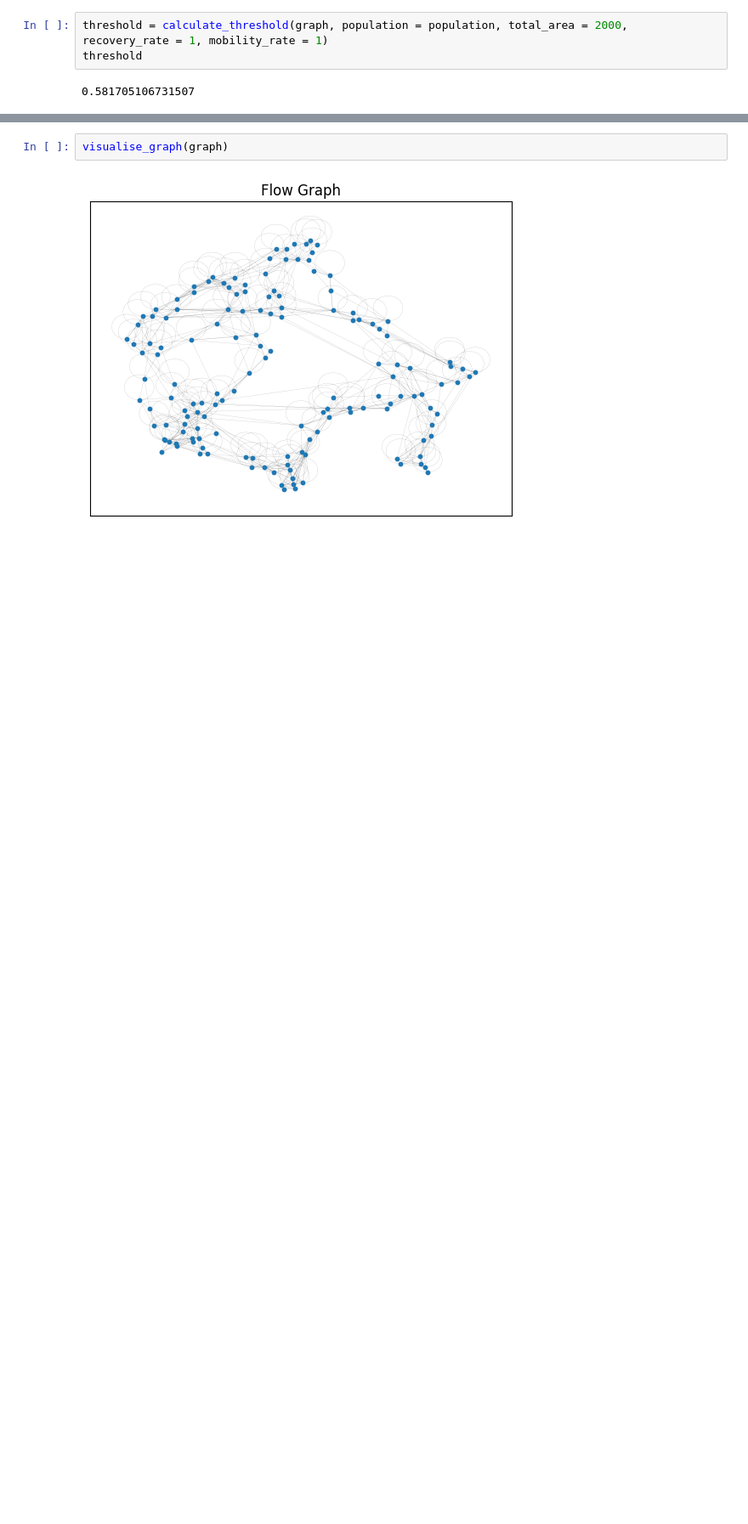
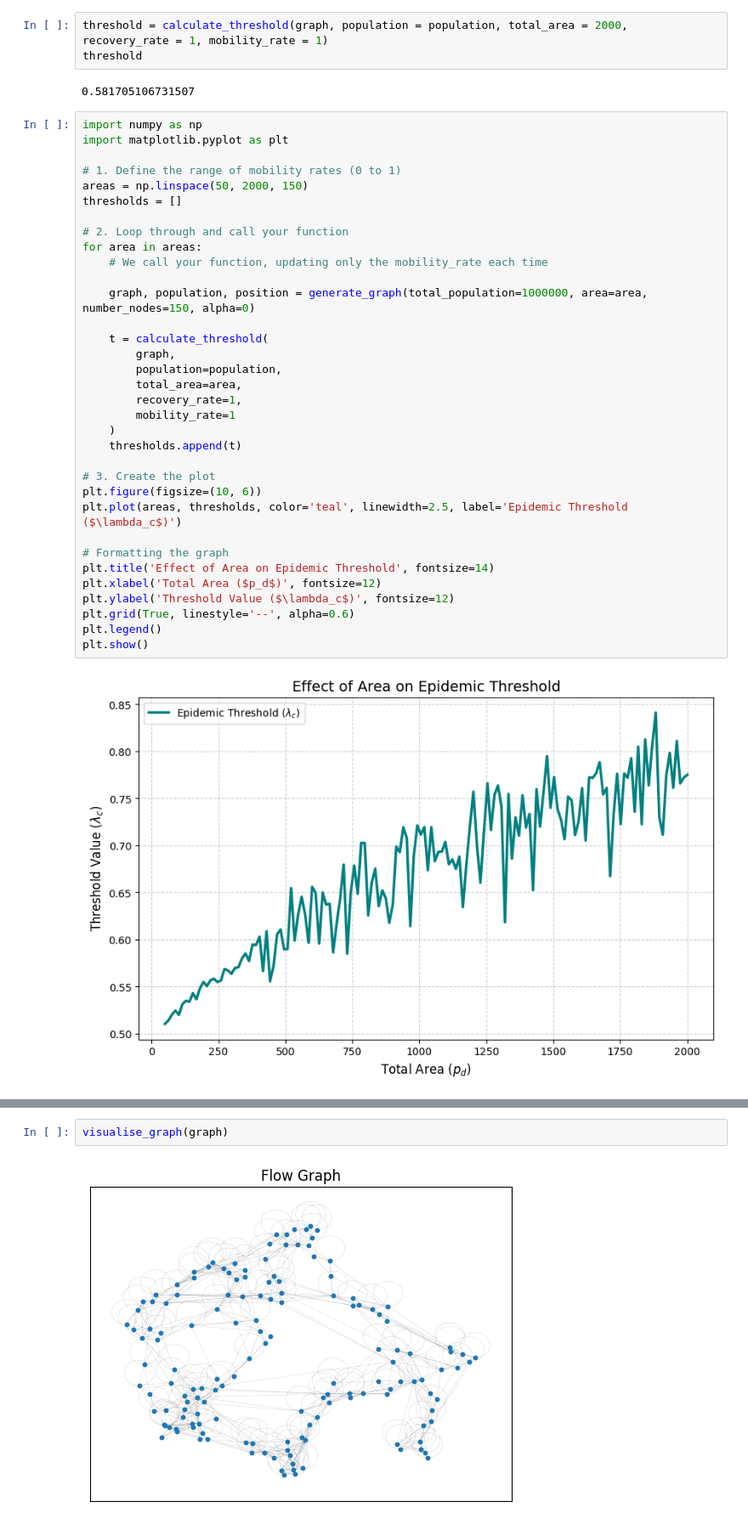
Before and after one commit to epnck/thesis, a Jupyter notebook: data generation/datagenpipeline.ipynb, the cells around one changed output, grey strips where cells are left out. Shown at 85% size. Drawn from its saved outputs; the diff is of its cells as text; blank space fills up the shorter version.

Commit message:
graphs for thresholds

```diff
--- a/data generation/datagenpipeline.ipynb
+++ b/data generation/datagenpipeline.ipynb
@@ -267,6 +267,42 @@ threshold = calculate_threshold(graph, population = population, total_area = 200
 threshold
 # %% [output]
 0.581705106731507
+# %%
+import numpy as np
+import matplotlib.pyplot as plt
+
+# 1. Define the range of mobility rates (0 to 1)
+areas = np.linspace(50, 2000, 150)
+thresholds = []
+
+# 2. Loop through and call your function
+for area in areas:
+    # We call your function, updating only the mobility_rate each time
+
+    graph, population, position = generate_graph(total_population=1000000, area=area, number_nodes=150, alpha=0)
+
+    t = calculate_threshold(
+        graph,
+        population=population,
+        total_area=area,
+        recovery_rate=1,
+        mobility_rate=1
+    )
+    thresholds.append(t)
+
+# 3. Create the plot
+plt.figure(figsize=(10, 6))
+plt.plot(areas, thresholds, color='teal', linewidth=2.5, label='Epidemic Threshold ($\lambda_c$)')
+
+# Formatting the graph
+plt.title('Effect of Area on Epidemic Threshold', fontsize=14)
+plt.xlabel('Total Area ($p_d$)', fontsize=12)
+plt.ylabel('Threshold Value ($\lambda_c$)', fontsize=12)
+plt.grid(True, linestyle='--', alpha=0.6)
+plt.legend()
+plt.show()
+# %% [output]
+[figure, added]
 # %%
 import numpy as np
 import matplotlib.pyplot as plt
```
Also changed, not shown: parts of 4 cells of this notebook.
